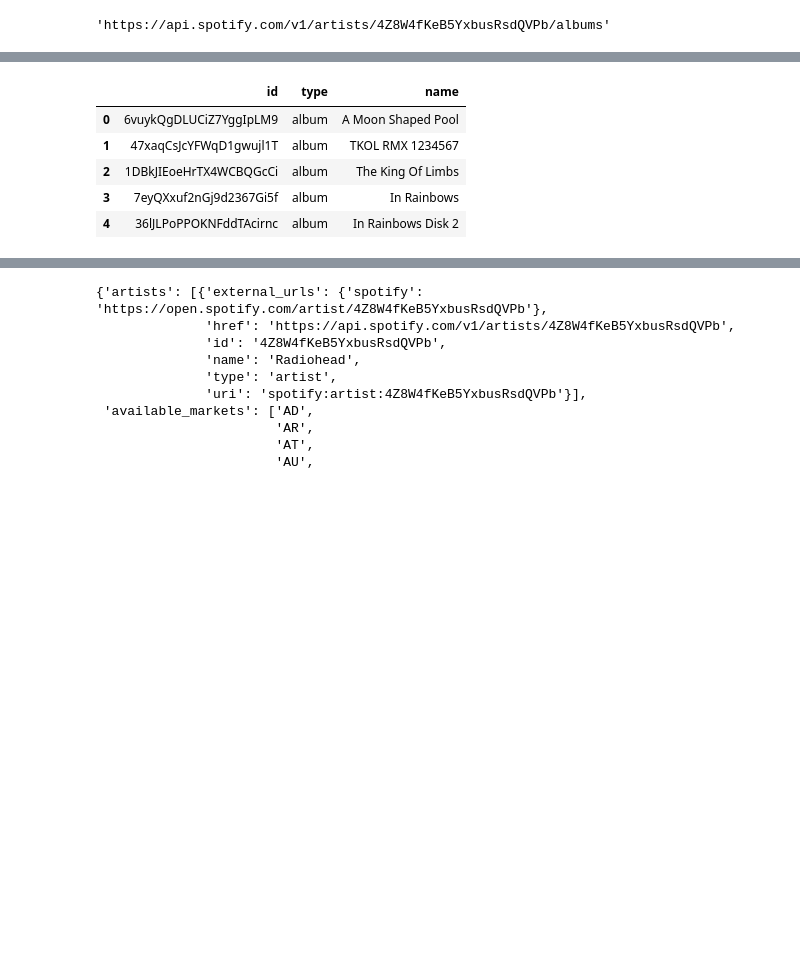
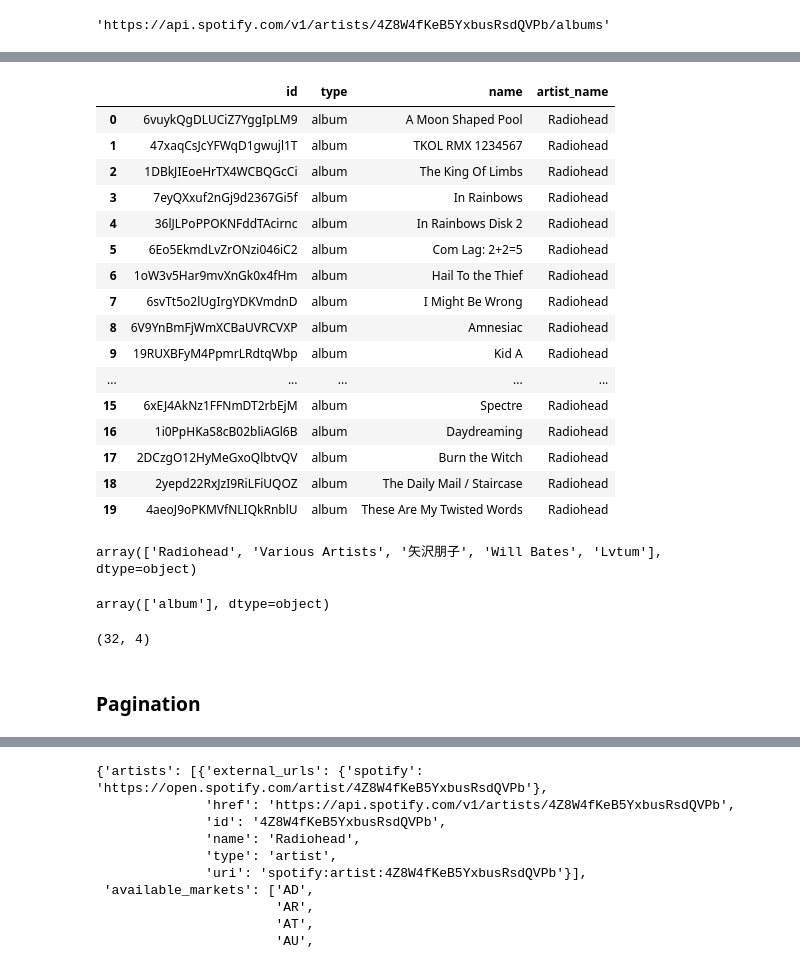
Before and after one commit to zelatyna/spotify_fun, a Jupyter notebook: spotify_analysis.ipynb, the cells around one changed output, grey strips where cells are left out. Drawn from its saved outputs; the diff is of its cells as text; code cells hidden in the pictures; blank space fills up the shorter version.

Commit message:
add filtering for albums and various artits

```diff
--- a/spotify_analysis.ipynb
+++ b/spotify_analysis.ipynb
@@ -76,14 +76,42 @@ pp.pprint(resp_albums)
 # %%
 albums_df=json_normalize(resp_albums['items'])
-albums_df=albums_df[['id','type', 'name' ]]
-albums_df.head()
+albums_df["artist_name"]=albums_df.artists.apply(lambda x: x[0]["name"])
+albums_df=albums_df[['id','type', 'name', "artist_name"]]
+albums_df.head(20)
 # %% [output]
-|  | id | type | name |
-| 0 | 6vuykQgDLUCiZ7YggIpLM9 | album | A Moon Shaped Pool |
-| 1 | 47xaqCsJcYFWqD1gwujl1T | album | TKOL RMX 1234567 |
-| 2 | 1DBkJIEoeHrTX4WCBQGcCi | album | The King Of Limbs |
-| 3 | 7eyQXxuf2nGj9d2367Gi5f | album | In Rainbows |
-| 4 | 36lJLPoPPOKNFddTAcirnc | album | In Rainbows Disk 2 |
+|  | id | type | name | artist_name |
+| 0 | 6vuykQgDLUCiZ7YggIpLM9 | album | A Moon Shaped Pool | Radiohead |
+| 1 | 47xaqCsJcYFWqD1gwujl1T | album | TKOL RMX 1234567 | Radiohead |
+| 2 | 1DBkJIEoeHrTX4WCBQGcCi | album | The King Of Limbs | Radiohead |
+| 3 | 7eyQXxuf2nGj9d2367Gi5f | album | In Rainbows | Radiohead |
+| 4 | 36lJLPoPPOKNFddTAcirnc | album | In Rainbows Disk 2 | Radiohead |
+| 5 | 6Eo5EkmdLvZrONzi046iC2 | album | Com Lag: 2+2=5 | Radiohead |
+| 6 | 1oW3v5Har9mvXnGk0x4fHm | album | Hail To the Thief | Radiohead |
+| 7 | 6svTt5o2lUgIrgYDKVmdnD | album | I Might Be Wrong | Radiohead |
+| 8 | 6V9YnBmFjWmXCBaUVRCVXP | album | Amnesiac | Radiohead |
+| 9 | 19RUXBFyM4PpmrLRdtqWbp | album | Kid A | Radiohead |
+| ... | ... | ... | ... | ... |
+| 15 | 6xEJ4AkNz1FFNmDT2rbEjM | album | Spectre | Radiohead |
+| 16 | 1i0PpHKaS8cB02bliAGl6B | album | Daydreaming | Radiohead |
+| 17 | 2DCzgO12HyMeGxoQlbtvQV | album | Burn the Witch | Radiohead |
+| 18 | 2yepd22RxJzI9RiLFiUQOZ | album | The Daily Mail / Staircase | Radiohead |
+| 19 | 4aeoJ9oPKMVfNLIQkRnblU | album | These Are My Twisted Words | Radiohead |
+# %%
+albums_df.artist_name.unique()
+# %% [output]
+array(['Radiohead', 'Various Artists', '矢沢朋子', 'Will Bates', 'Lvtum'], dtype=object)
+# %%
+albums_df.type.unique()
+# %% [output]
+array(['album'], dtype=object)
+# %%
+albums_df=albums_df[albums_df.artist_name=="Radiohead"]
+albums_df.artist_name.unique()
+albums_df.shape
+# %% [output]
+(32, 4)
+# %% [markdown]
+### Pagination
 # %%
 ## we need to support pagination
 def get_artist_albums(artist_id):
```
Also changed, not shown: parts of 25 cells of this notebook.
